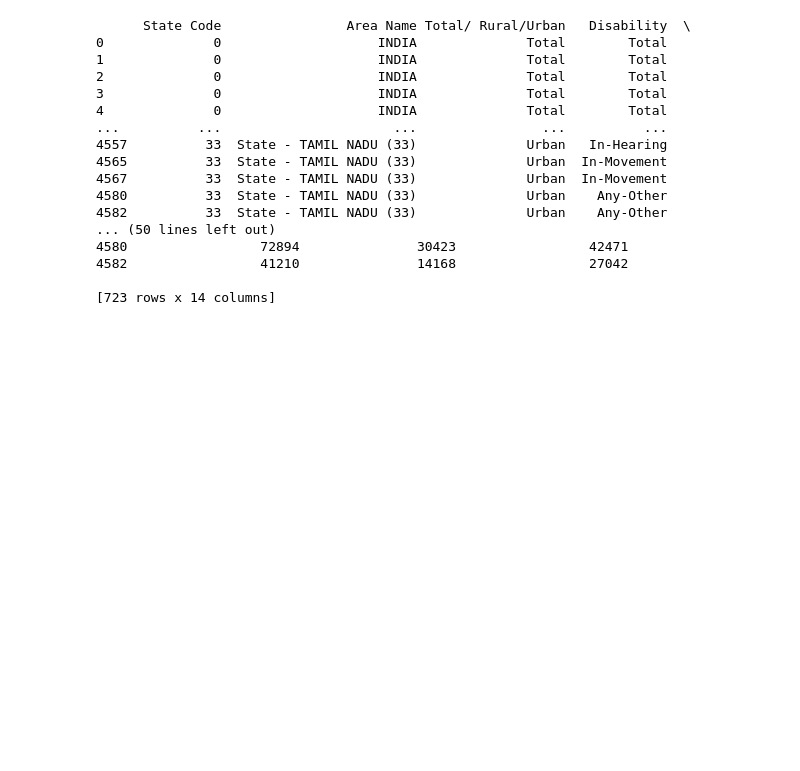
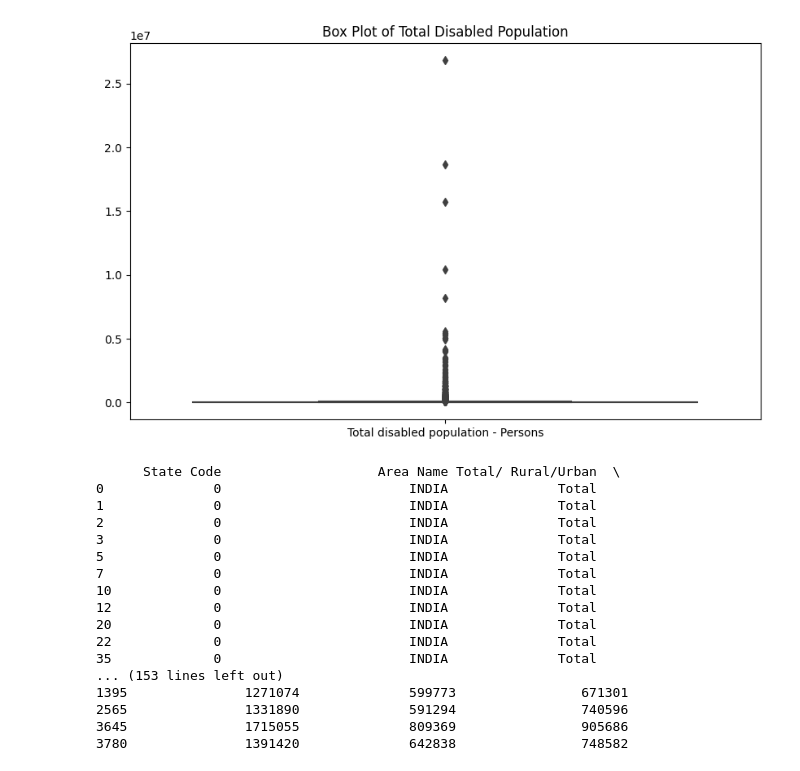
Before and after one commit to shiyaamsunder/bda, a Jupyter notebook: Data_test_colab.ipynb, the cells around one changed output. Cells and saved outputs as stored; diff of their text form; code cells hidden in the pictures; blank space fills up the shorter version.

```diff
--- a/Data_test_colab.ipynb
+++ b/Data_test_colab.ipynb
@@ -3,45 +3,46 @@
 # %%
 import pandas as pd
 import seaborn as sns
 import matplotlib.pyplot as plt
 
-df = pd.read_csv('/content/1_india_disability.csv')
+df = pd.read_csv('/1_india_disability.csv')
 
 # Box plot
 plt.figure(figsize=(10, 6))
 sns.boxplot(data=df[['Total disabled population - Persons']])
 plt.title('Box Plot of Total Disabled Population')
 plt.show()
 
 # Z-Score
 from scipy.stats import zscore
 z_scores = zscore(df[['Total disabled population - Persons']])
 threshold = 3
 outliers = (abs(z_scores) > threshold).all(axis=1)
 outlier_data = df[outliers]
-#print(outlier_data)
+print(outlier_data)
 
 # IQR Method
 Q1 = df[['Total disabled population - Persons']].quantile(0.25)
 Q3 = df[['Total disabled population - Persons']].quantile(0.75)
 IQR = Q3 - Q1
 outliers_iqr = ((df[['Total disabled population - Persons']] < (Q1 - 1.5 * IQR)) | (df[['Total disabled population - Persons']] > (Q3 + 1.5 * IQR))).any(axis=1)
 outlier_data_iqr = df[outliers_iqr]
 # %% [output]
+[figure, added]
-      State Code                Area Name Total/ Rural/Urban   Disability  \
-0              0                    INDIA              Total        Total
-1              0                    INDIA              Total        Total
-2              0                    INDIA              Total        Total
-3              0                    INDIA              Total        Total
-4              0                    INDIA              Total        Total
-...          ...                      ...                ...          ...
-4557          33  State - TAMIL NADU (33)              Urban   In-Hearing
-4565          33  State - TAMIL NADU (33)              Urban  In-Movement
-4567          33  State - TAMIL NADU (33)              Urban  In-Movement
-4580          33  State - TAMIL NADU (33)              Urban    Any-Other
-4582          33  State - TAMIL NADU (33)              Urban    Any-Other
-... (50 lines left out)
-4580                 72894               30423                 42471
-4582                 41210               14168                 27042
-
-[723 rows x 14 columns]
+      State Code                    Area Name Total/ Rural/Urban  \
+0              0                        INDIA              Total
+1              0                        INDIA              Total
+2              0                        INDIA              Total
+3              0                        INDIA              Total
+5              0                        INDIA              Total
+7              0                        INDIA              Total
+10             0                        INDIA              Total
+12             0                        INDIA              Total
+20             0                        INDIA              Total
+22             0                        INDIA              Total
+35             0                        INDIA              Total
+... (153 lines left out)
+1395               1271074              599773                671301
+2565               1331890              591294                740596
+3645               1715055              809369                905686
+3780               1391420              642838                748582
```
Also changed, not shown: parts of 3 cells of this notebook.
